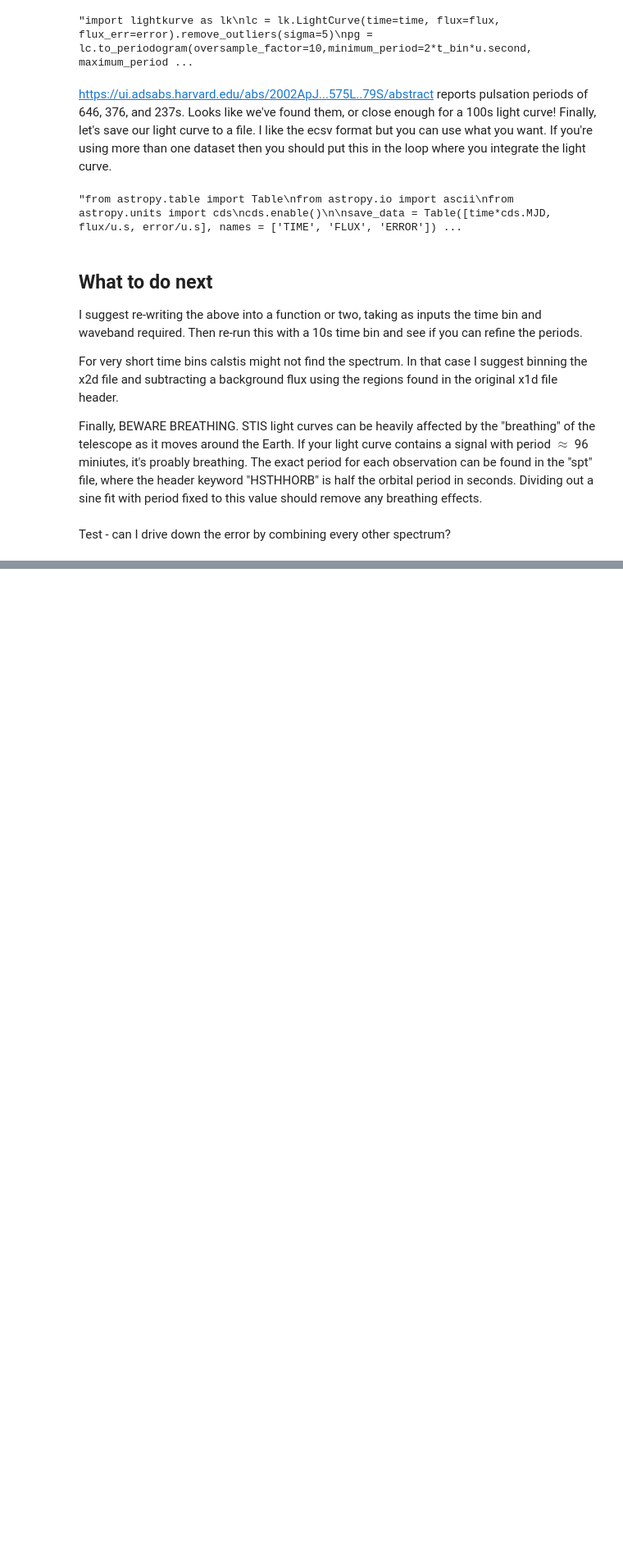
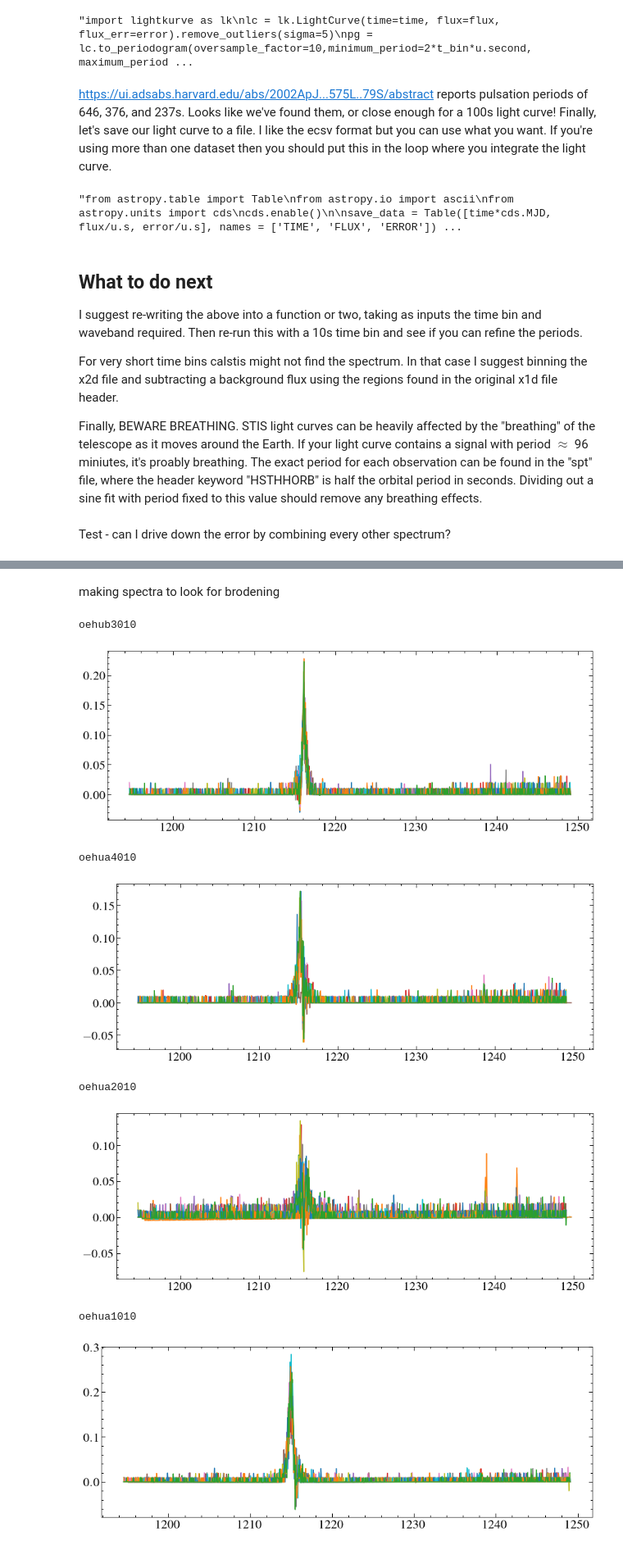
Before and after one commit to davidjwilson/pceb, a Jupyter notebook: eg_uma/eg_uma_stis_lc.ipynb, the cells around one changed output, grey strips where cells are left out. Shown at 82% size. Saved outputs shown, nothing was run; the diff lists cells and outputs as text; code cells hidden in the pictures; blank space fills up the shorter version.

```diff
--- a/eg_uma/eg_uma_stis_lc.ipynb
+++ b/eg_uma/eg_uma_stis_lc.ipynb
@@ -326,0 +324,74 @@ cut = hdul[1::]
+# %% [markdown]
+making spectra to look for brodening
+# %%
+def wavelength_edges(w):
+    """
+    Calulates w0 and w1
+    """
+    diff = np.diff(w)
+    diff = np.insert(diff, 0, diff[0]) #adds an extravalue to make len(diff) = len(w)
+    w0 = w - diff/2.
+    w1 = w + diff/2.
+    return w0, w1
+
+band = [1210, 1220] #pick the wavelength range to integrate.
+
+
+for x in new_x1ds:
+    time = [] #arrays to put the light curve in
+    flux = []
+    error = []
+    hdul = fits.open(x)
+    evens = hdul[2::2]
+    odds = hdul[1::2]
+#     print(len(odds), len(evens))
+    rootname = hdul[0].header['ROOTNAME']
+    print(rootname)
+    for i in range(len(evens)):
+        fluxes = []
+        flux_errors = []
+        dqs = []
+        for ext in (odds[i], evens[i]):
+            data = ext.data[0]
+            hdr = ext.header
+            ti = (hdr['EXPSTART']) #should be the start of each even bin
+            w, fi, ei , dqi = (data['WAVELENGTH'], data['NET'], data['NET_ERROR'], data['DQ'])
+            fluxes.append(fi)
+            flux_errors.append(ei)
+            dqs.append(dqi)
+
+        f, e = spectra_adder(np.array(fluxes), np.array(flux_errors))
+        # dq = np.sum(np.array(dqs), axis=0)
+        plt.plot(w, f)
+        time.append(ti)
+        w0, w1 = wavelength_edges(w)
+        # mask  = (w > band[0]) & (w < band[1]) & (dq == 0)
+        mask  = (w < band[0]) | (w > band[1])
+
+        w0, w1, f, e = w0[mask], w1[mask], f[mask], e[mask]
+        fi = np.sum(f*(w1-w0))
+        ei = (np.sum(e**2 * (w1-w0)**2))**0.5
+        flux.append(fi)
+        error.append(ei)
+    plt.show()
+
+
+#     hdul.close()
+#     time, flux, error = np.array(time), np.array(flux), np.array(error)
+#     t0 = time[0]
+#     plt.errorbar(time-t0, flux, yerr = error, marker='o', ls='none') #plot the light curve
+#     plt.ylabel('Counts (s$^{-1})$')
+#     plt.xlabel('Time (MJD-{})'.format(t0))
+#     plt.show()
+
+  #  save_data = Table([time*cds.MJD, flux/u.s, error/u.s], names = ['TIME', 'FLUX', 'ERROR'])
+  #  ascii.write(save_data, '{}{}_{}s_lc.ecsv'.format(outpath, rootname, t_bin), format = 'ecsv', overwrite=True)
+# %% [output]
+oehub3010
+[figure, added]
+oehua4010
+[figure, added]
+oehua2010
+[figure, added]
+oehua1010
+[figure, added]
```
Also changed, not shown: parts of 12 cells of this notebook, 24 other files.
